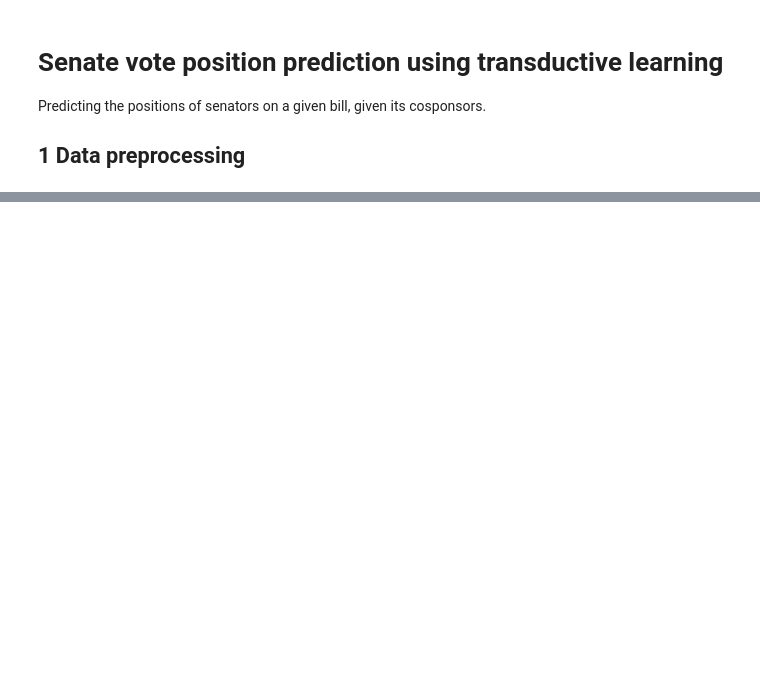
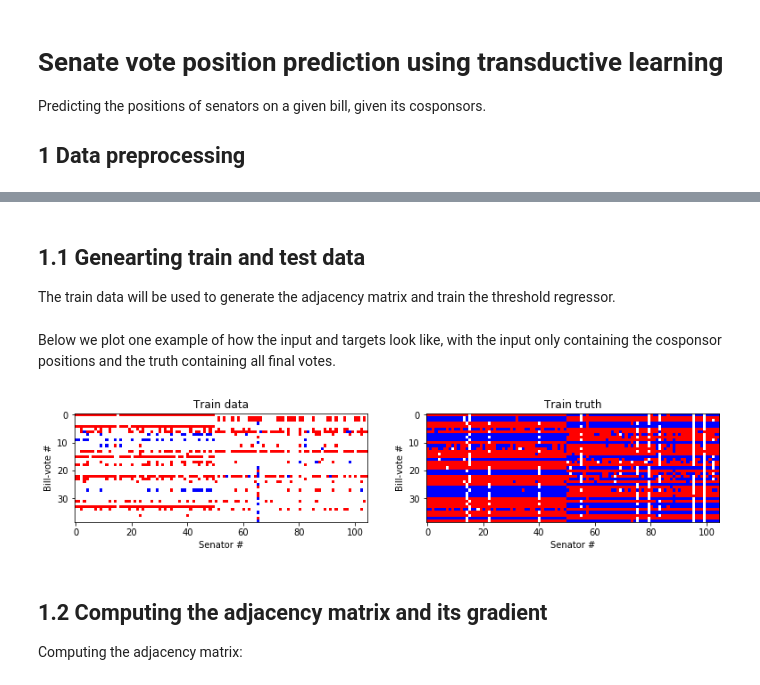
Before and after one commit to roman-bachmann/US-Senators, a Jupyter notebook: notebooks/filtering-sponsor-prediction.ipynb, the cells around one changed output, grey strips where cells are left out. Cells and saved outputs as stored; diff of their text form; code cells hidden in the pictures; blank space fills up the shorter version.

```diff
--- a/notebooks/filtering-sponsor-prediction.ipynb
+++ b/notebooks/filtering-sponsor-prediction.ipynb
@@ -109,3 +6,0 @@ Use as feature vector the voting profile for each senator:
-# %%
-X = 0*np.ones((N_BILLS_SEN, N_SENATORS))
-X[Z==1]=Y[Z==1]
@@ -129,12 +6,0 @@ d = 105
-# %%
-n_train = n//2
-n_val = n//10
-
-perm_idx = np.random.permutation(n)
-X_train = X[perm_idx[:n_train]]
-X_val = X[perm_idx[n_train:n_train+n_val]]
-X_test = X[perm_idx[n_train+n_val:]]
-
-y_train = Y[perm_idx[:n_train]]
-y_val = Y[perm_idx[n_train:n_train+n_val]]
-y_test = Y[perm_idx[n_train+n_val:]]
@@ -240,10 +6,0 @@ def P(a, w, labels):
-# %%
-# Computing the gradient (incident matrix)
-incident = np.zeros((d, int(A.sum() // 2)))
-edge_idx = 0
-for i in range(d):
-    for k in range(i):
-        if A[i,k] == 1.0:
-            incident[i,edge_idx] = 1
-            incident[k,edge_idx] = -1
-            edge_idx += 1
@@ -379,0 +31,4 @@ RandomForestRegressor(bootstrap=True, criterion='mae', max_depth=None,
+# %% [markdown]
+## 1.1 Genearting train and test data
+
+The train data will be used to generate the adjacency matrix and train the threshold regressor.
@@ -379,0 +119,25 @@ RandomForestRegressor(bootstrap=True, criterion='mae', max_depth=None,
+# %%
+data = get_train_test(senate_id=115, ratio_train=0.5, ratio_val=0, shuffle=True)
+X_train, _, X_test, y_train, _, y_test = data
+# %% [markdown]
+Below we plot one example of how the input and targets look like, with the input only containing the cosponsor positions and the truth containing all final votes.
+# %%
+mycmap = ListedColormap(['blue','white','red'])
+
+plt.figure(figsize=(20,10))
+plt.subplot(1,3,1)
+plt.imshow(X_train, vmax = 1, vmin= -1, cmap = mycmap)
+plt.xlabel('Senator #')
+plt.ylabel('Bill-vote #')
+plt.title('Train data')
+plt.subplot(1,3,2)
+plt.imshow(y_train, vmax = 1, vmin= -1, cmap = mycmap)
+plt.xlabel('Senator #')
+plt.ylabel('Bill-vote #')
+plt.title('Train truth');
+# %% [output]
+[figure, added]
+# %% [markdown]
+## 1.2 Computing the adjacency matrix and its gradient
+
+Computing the adjacency matrix:
```
Also changed, not shown: parts of 71 cells of this notebook.
